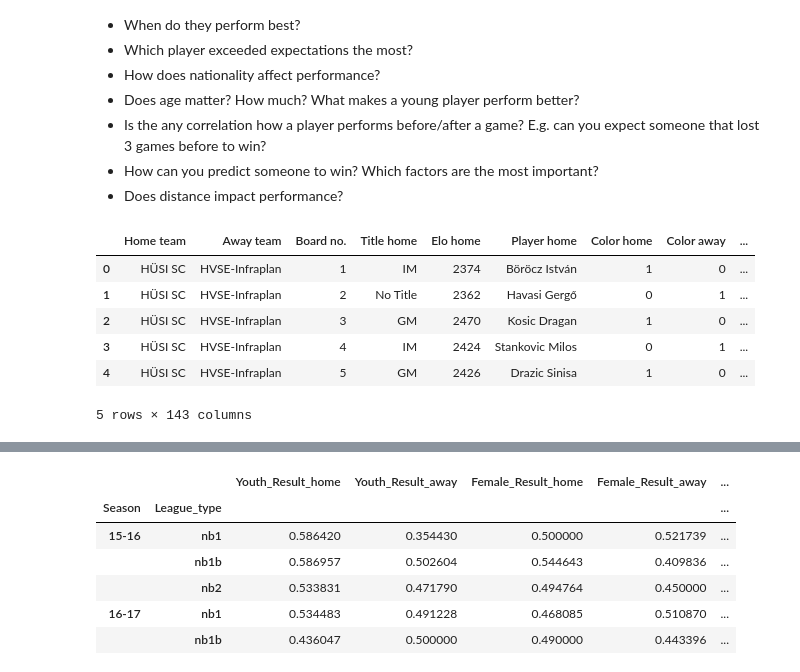
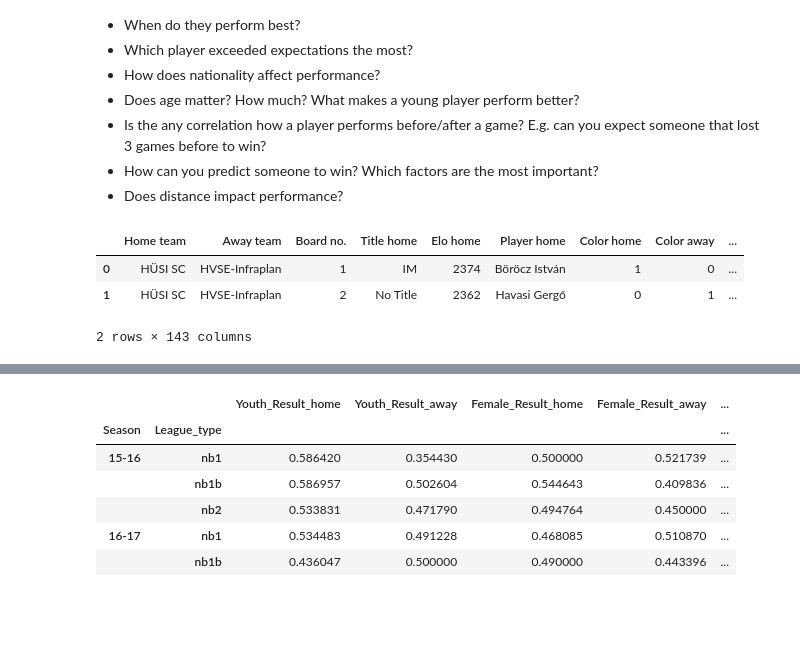
Before and after one commit to szukiadam/ChessChampionshipAnalysis, a Jupyter notebook: ChessChampionship.ipynb, the cells around one changed output, grey strips where cells are left out. Drawn from its saved outputs; the diff is of its cells as text; code cells hidden in the pictures; blank space fills up the shorter version.

```diff
--- a/ChessChampionship.ipynb
+++ b/ChessChampionship.ipynb
@@ -406,6 +426,7 @@ all_ranklist.head()
 # %%
 %%time
 
+'''Gets the index of the column '''
 def get_column_index(df, column_name):
     return df.columns.get_loc(column_name)
 
@@ -416,20 +437,21 @@ def get_start_end_column_index(df,start_column_name, end_column_name):
 
     return start, end
 
-def clean_fide_stats(df1):
-
-    df = df1.copy()
+'''Cleaning fide stats'''
+def clean_fide_stats(df):
 
     start, end = get_start_end_column_index(df, 'Game no 2021-Feb standard', 'Rating change 2015-Jan blitz')
 
+    # i needed to do the same for every column
     for i in range(start,end+1):
         df.iloc[:, i] = df.iloc[:, i].fillna('0')
-        df.iloc[:, i] = df.iloc[:, i].str.extract('(-?\d+)', expand=False)
+        df.iloc[:, i] = df.iloc[:, i].str.extract('(-?\d+)', expand=False) # keep - sign and digits
         df.iloc[:, i] = df.iloc[:, i].fillna('0')
         df.iloc[:, i] = df.iloc[:, i].astype(int)
 
     return df
 
+'''Suming together for each year/stat type/game type'''
 def sum_fide(df, year, column_type, game_type):
 
     if(year == 2015 and column_type=='Game no'):
@@ -437,10 +459,9 @@ def sum_fide(df, year, column_type, game_type):
     else:
         return df.iloc[:, get_column_index(df, column_type+' '+str(year)+'-Dec '+game_type):get_column_index(df, column_type+' '+str(year)+'-Jan '+game_type)+1:3].sum(axis=1)
 
+'''Summarizing fide columns for every year'''
+def summarize_fide_columns(df):
 
-def summarize_fide_columns(df1):
-    #TODO: minden évre partik száma + élő változás kategóriánként (standard,rapid,blitz)
-    df = df1.copy()
     for i in range(0,6):  # ONLY GOES UP TO 2020, 2021 IS NOT CALCULATED!
 
         df.loc[:,str(2015+i)+' Year standard games total'] = sum_fide(df1, 2015+i, 'Game no', 'standard')
@@ -603,28 +629,29 @@ Questions:
 
 #df = pd.read_csv('ChessDataset.csv', encoding='utf8')
 # %%
+'''Last brushes on the dataset'''
 def finalize_dataframe(df):
     df = df.apply(pd.to_numeric, errors='ignore')
     del df['Season_home']
     del df['League_home']
     del df['League_away']
     return df
 df = finalize_dataframe(df)
 
+'''Reduces the number of leagues to 3'''
 def add_league_type(df):
+    # nb1 as 1st league, nb1b as 2nd, nb2 as 3rd league
+
     df['League_type'] = df['League'].apply(lambda x: x[0:4])
     df['League_type'] = df['League_type'].apply(lambda x: x[0:3] if x != 'nb1b' else x)
     df['League_type']
     return df
 
 df = add_league_type(df)
 
-df.head()
+df.head(2)
 # %% [output]
 |  | Home team | Away team | Board no. | Title home | Elo home | Player home | Color home | Color away | ... |
 | 0 | HÜSI SC | HVSE-Infraplan | 1 | IM | 2374 | Böröcz István | 1 | 0 | ... |
 | 1 | HÜSI SC | HVSE-Infraplan | 2 | No Title | 2362 | Havasi Gergő | 0 | 1 | ... |
-| 2 | HÜSI SC | HVSE-Infraplan | 3 | GM | 2470 | Kosic Dragan | 1 | 0 | ... |
-| 3 | HÜSI SC | HVSE-Infraplan | 4 | IM | 2424 | Stankovic Milos | 0 | 1 | ... |
-| 4 | HÜSI SC | HVSE-Infraplan | 5 | GM | 2426 | Drazic Sinisa | 1 | 0 | ... |
-5 rows × 143 columns
+2 rows × 143 columns
```
Also changed, not shown: parts of 24 cells of this notebook.
